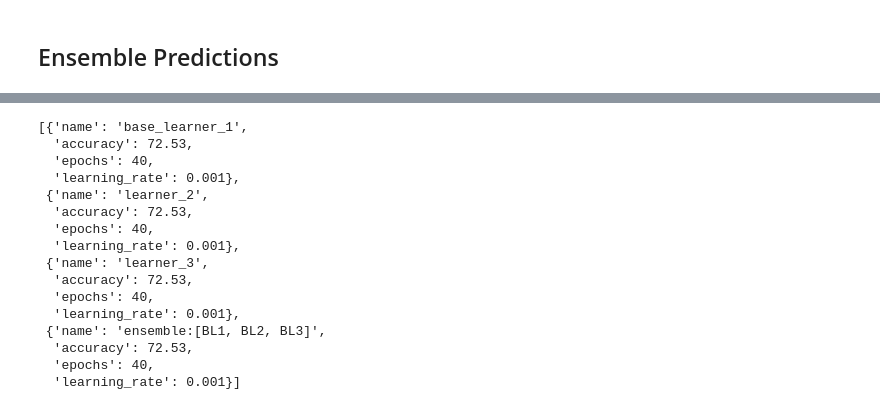
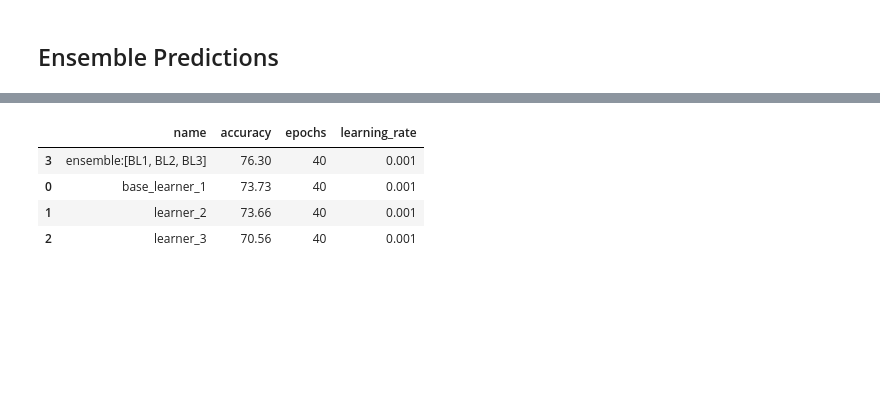
Before and after one commit to bodeby/CIFAR-10-DL, a Jupyter notebook: ensemble.ipynb, the cells around one changed output, grey strips where cells are left out. Drawn from its saved outputs; the diff is of its cells as text; code cells hidden in the pictures; blank space fills up the shorter version.

Commit message:
some results from models

```diff
--- a/ensemble.ipynb
+++ b/ensemble.ipynb
@@ -322,21 +371,10 @@ Accuracy on test set: 72.53%
 # %%
 results.append(result)
-# %%
-results
-# %% [output]
-[{'name': 'base_learner_1',
-  'accuracy': 72.53,
-  'epochs': 40,
-  'learning_rate': 0.001},
- {'name': 'learner_2',
-  'accuracy': 72.53,
-  'epochs': 40,
-  'learning_rate': 0.001},
- {'name': 'learner_3',
-  'accuracy': 72.53,
-  'epochs': 40,
-  'learning_rate': 0.001},
- {'name': 'ensemble:[BL1, BL2, BL3]',
-  'accuracy': 72.53,
-  'epochs': 40,
-  'learning_rate': 0.001}]
+# %%
+pd.DataFrame(results).sort_values(by="accuracy", ascending=False)
+# %% [output]
+|  | name | accuracy | epochs | learning_rate |
+| 3 | ensemble:[BL1, BL2, BL3] | 76.30 | 40 | 0.001 |
+| 0 | base_learner_1 | 73.73 | 40 | 0.001 |
+| 1 | learner_2 | 73.66 | 40 | 0.001 |
+| 2 | learner_3 | 70.56 | 40 | 0.001 |
```
Also changed, not shown: parts of 12 cells of this notebook.
